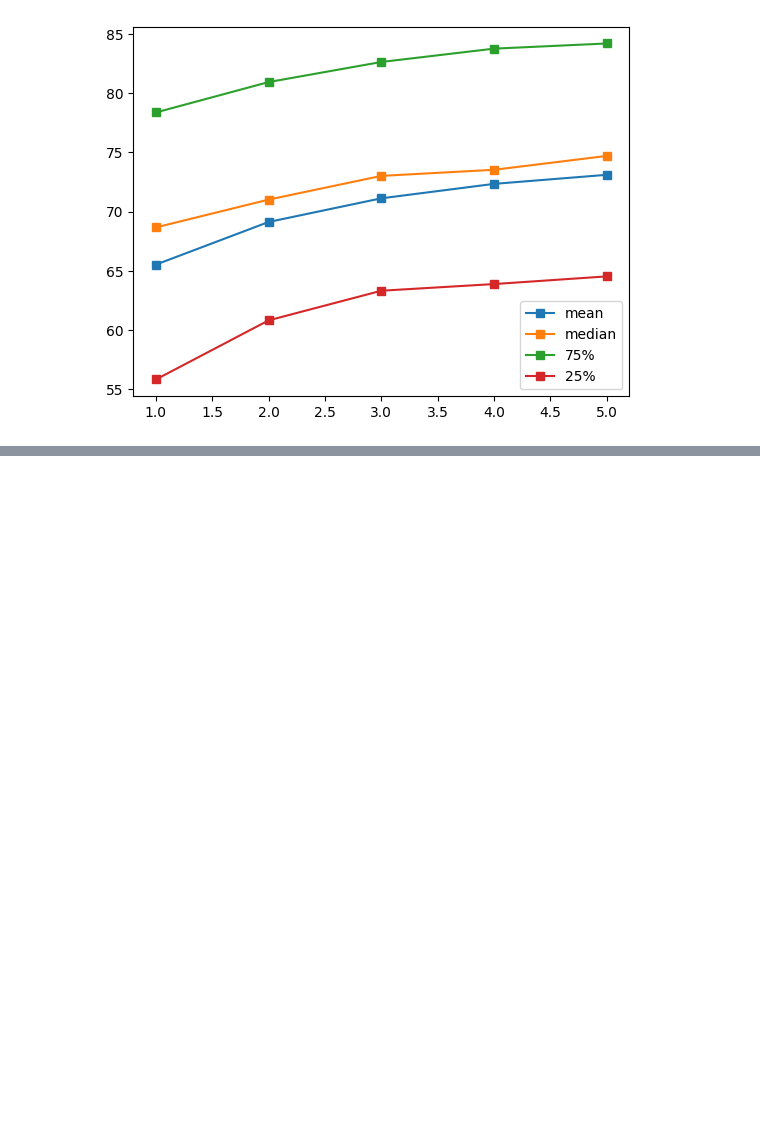
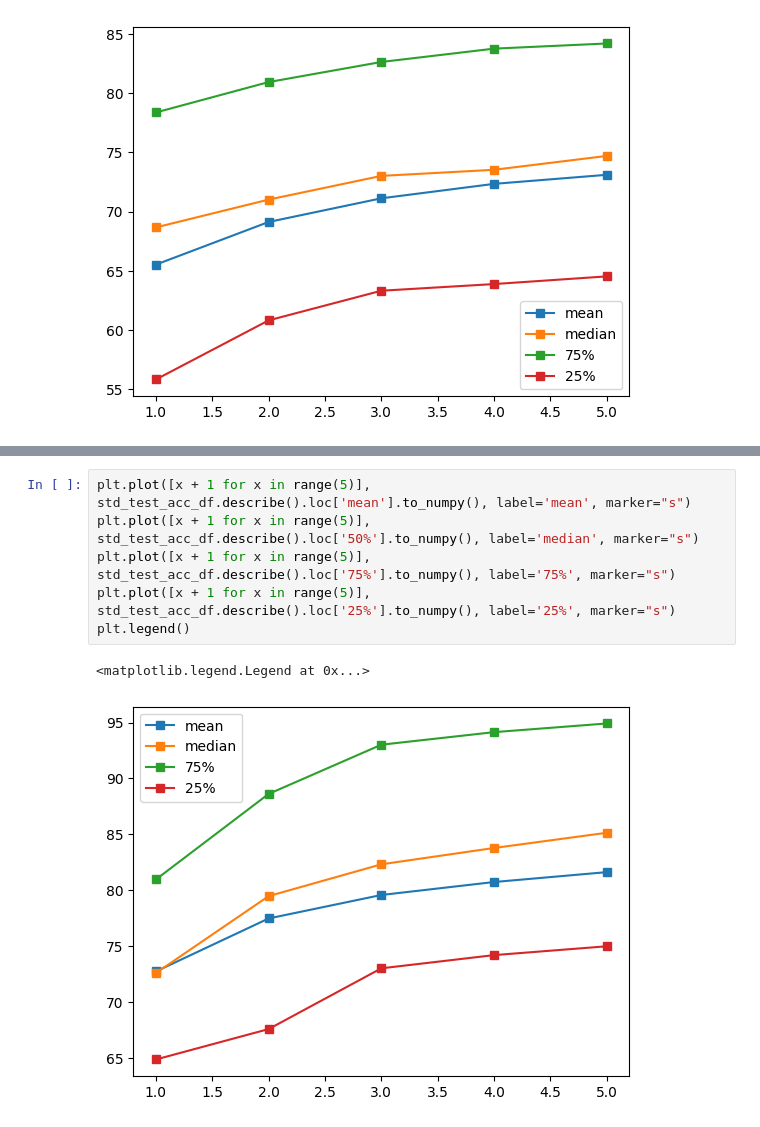
Before and after one commit to AS0berle/generalization-preconditioning, a Jupyter notebook: direct/linprog_model_study.ipynb, the cells around one changed output, grey strips where cells are left out. Drawn from its saved outputs; the diff is of its cells as text; blank space fills up the shorter version.

```diff
--- a/direct/linprog_model_study.ipynb
+++ b/direct/linprog_model_study.ipynb
@@ -413,0 +518,9 @@ plt.legend()
+# %%
+plt.plot([x + 1 for x in range(5)], std_test_acc_df.describe().loc['mean'].to_numpy(), label='mean', marker="s")
+plt.plot([x + 1 for x in range(5)], std_test_acc_df.describe().loc['50%'].to_numpy(), label='median', marker="s")
+plt.plot([x + 1 for x in range(5)], std_test_acc_df.describe().loc['75%'].to_numpy(), label='75%', marker="s")
+plt.plot([x + 1 for x in range(5)], std_test_acc_df.describe().loc['25%'].to_numpy(), label='25%', marker="s")
+plt.legend()
+# %% [output]
+<matplotlib.legend.Legend at 0x...>
+[figure, added]
```
Also changed, not shown: parts of 8 cells of this notebook.
